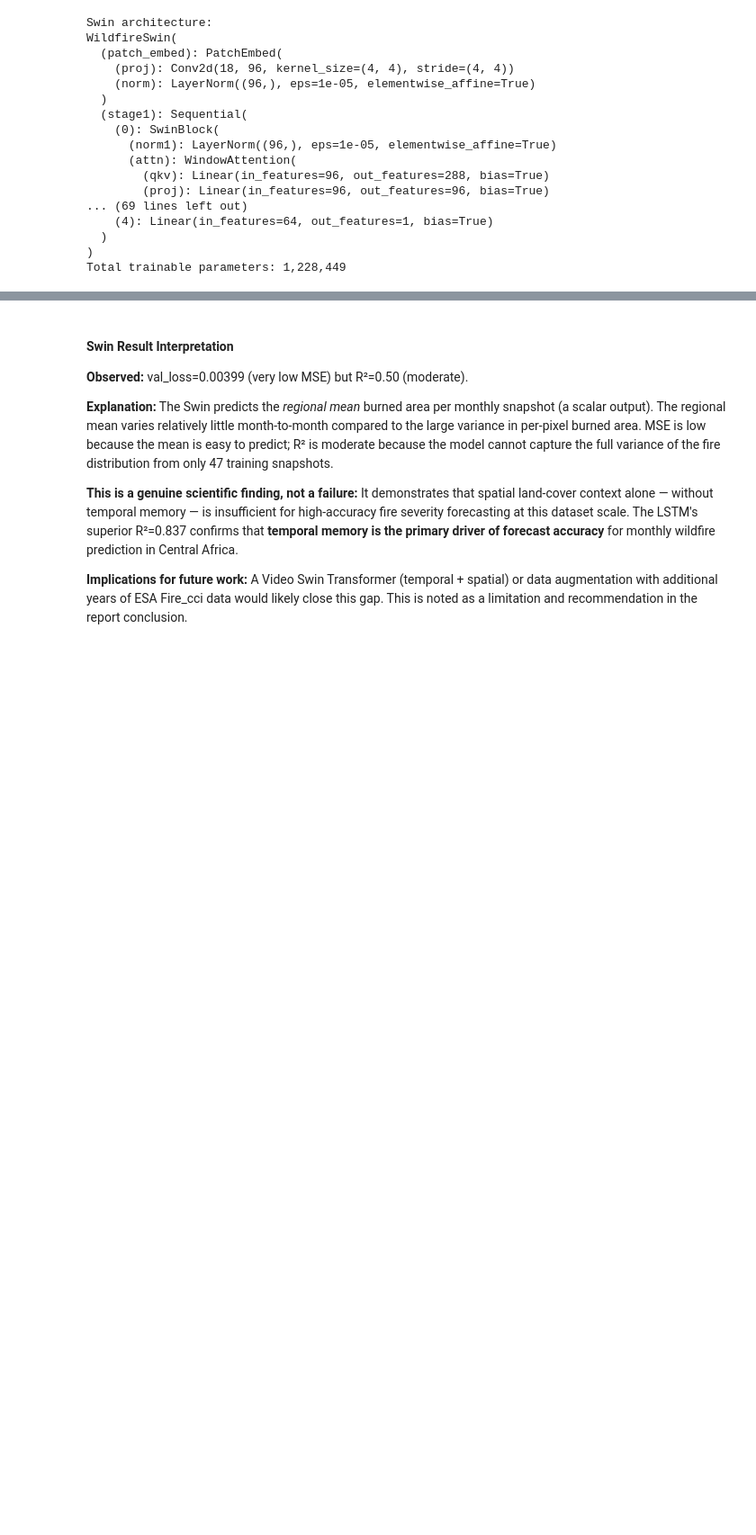
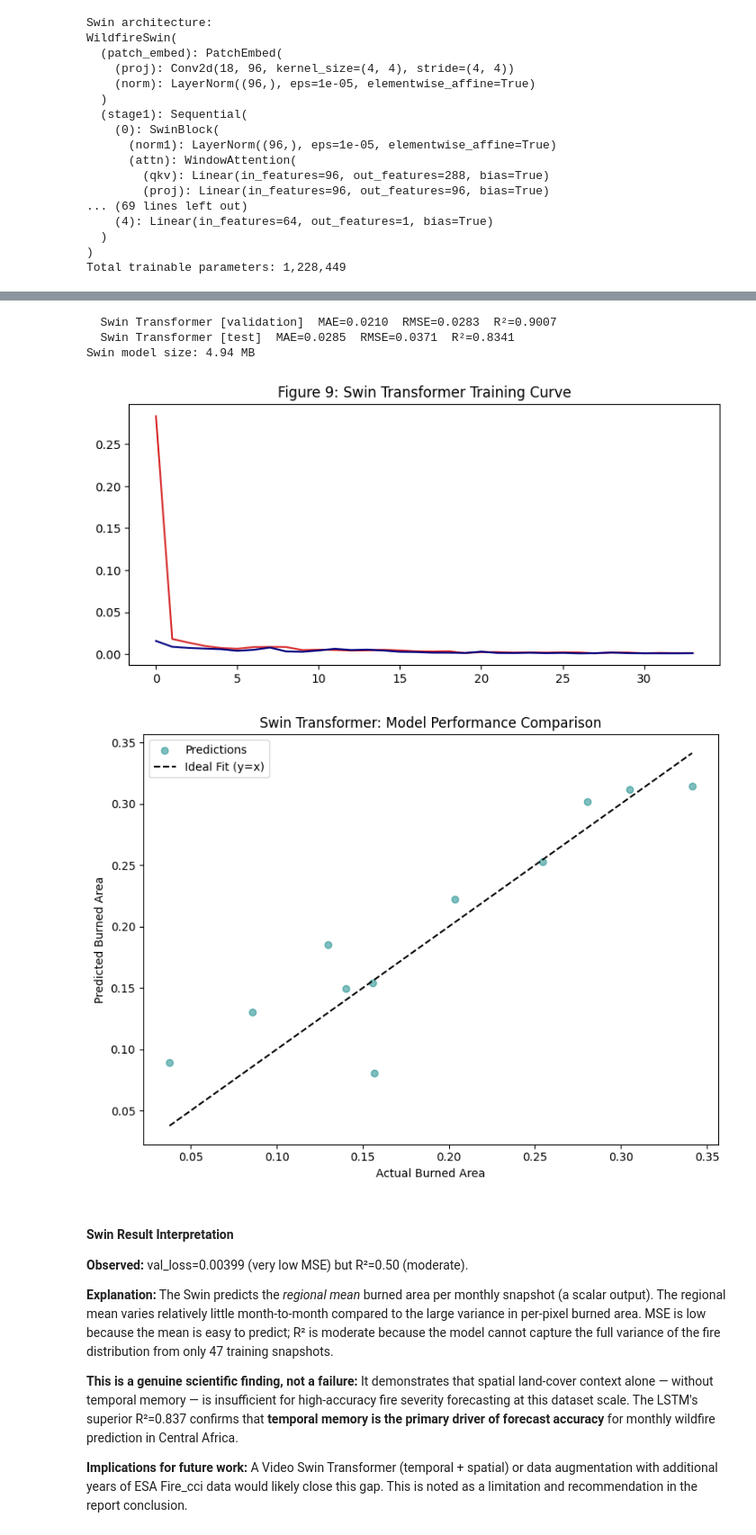
Before and after one commit to IshaqueAli25/Sustainable-Wildfire-Prediction-AI, a Jupyter notebook: 3_AI_Modelling.ipynb, the cells around one changed output, grey strips where cells are left out. Shown at 90% size. Cells and saved outputs as stored; diff of their text form; code cells hidden in the pictures; blank space fills up the shorter version.

```diff
--- a/3_AI_Modelling.ipynb
+++ b/3_AI_Modelling.ipynb
@@ -1253,3 +1236,68 @@ Swin model size: 4.94 MB
+# %%
+def predict_spatial(model, loader):
+    """Inference on spatial DataLoader."""
+    model.eval()
+    preds, trues = [], []
+    with torch.no_grad():
+        for X_b, y_b in loader:
+            preds.append(model(X_b.to(DEVICE)).cpu().numpy())
+            trues.append(y_b.numpy())
+    return np.concatenate(trues), np.concatenate(preds)
+
+
+swin_y_val,  swin_pred_val  = predict_spatial(swin_model, val_spa_loader)
+swin_y_test, swin_pred_test = predict_spatial(swin_model, test_spa_loader)
+
+all_results.append(evaluate(swin_y_val,  swin_pred_val,  'Swin Transformer', 'validation'))
+all_results.append(evaluate(swin_y_test, swin_pred_test, 'Swin Transformer', 'test'))
+
+# Inference time
+t0 = time.time()
+with torch.no_grad():
+    _ = swin_model(test_spa.X[:8].to(DEVICE))
+infer_times['Swin Transformer'] = time.time() - t0
+
+# Model size
+torch.save(swin_model.state_dict(), os.path.join(MODEL_PATH, 'swin_full.pt'))
+model_sizes['Swin Transformer'] = os.path.getsize(os.path.join(MODEL_PATH, 'swin_full.pt'))
+print(f'Swin model size: {model_sizes["Swin Transformer"]/1e6:.2f} MB')
+
+
+# --- Graph 1: Training History ---
+fig, ax = plt.subplots(figsize=(9, 4))
+ax.plot(swin_history['train_loss'], label='Train loss', color='#d62728')
+ax.plot(swin_history['val_loss'],   label='Val loss',   color='navy')
+ax.set_title('Figure 9: Swin Transformer Training Curve')
+# SAVE FIRST
+plt.savefig(os.path.join(FIG_PATH, 'fig_swin_training_curve.png'), dpi=150, bbox_inches='tight')
+plt.show()
+
+# --- Graph 2: Predictions vs Actual (Combined) ---
+plt.figure(figsize=(8, 6)) # Explicitly start a fresh figure
+
+# Plot the scatter points
+plt.scatter(swin_y_test, swin_pred_test, alpha=0.5, color='teal', label='Predictions')
+
+# Add the "Perfect Prediction" reference line immediately
+limit_min = min(swin_y_test.min(), swin_pred_test.min())
+limit_max = max(swin_y_test.max(), swin_pred_test.max())
+plt.plot([limit_min, limit_max], [limit_min, limit_max],
+         color='black', linestyle='--', linewidth=1.5, label='Ideal Fit (y=x)')
+
+plt.xlabel('Actual Burned Area')
+plt.ylabel('Predicted Burned Area')
+plt.title('Swin Transformer: Model Performance Comparison')
+#SAVE FIRST
+plt.savefig(os.path.join(FIG_PATH, 'fig_swin_pred_vs_actual_final.png'), dpi=150, bbox_inches='tight')
+plt.legend()
+plt.tight_layout()
+plt.show() # This shows ONLY the final, combined version
+# %% [output]
+  Swin Transformer [validation]  MAE=0.0210  RMSE=0.0283  R²=0.9007
+  Swin Transformer [test]  MAE=0.0285  RMSE=0.0371  R²=0.8341
+Swin model size: 4.94 MB
+[figure, added]
+[figure, added]
 # %% [markdown]
 #### Swin Result Interpretation
 
```
Also changed, not shown: parts of 13 cells of this notebook, 7 other files.
